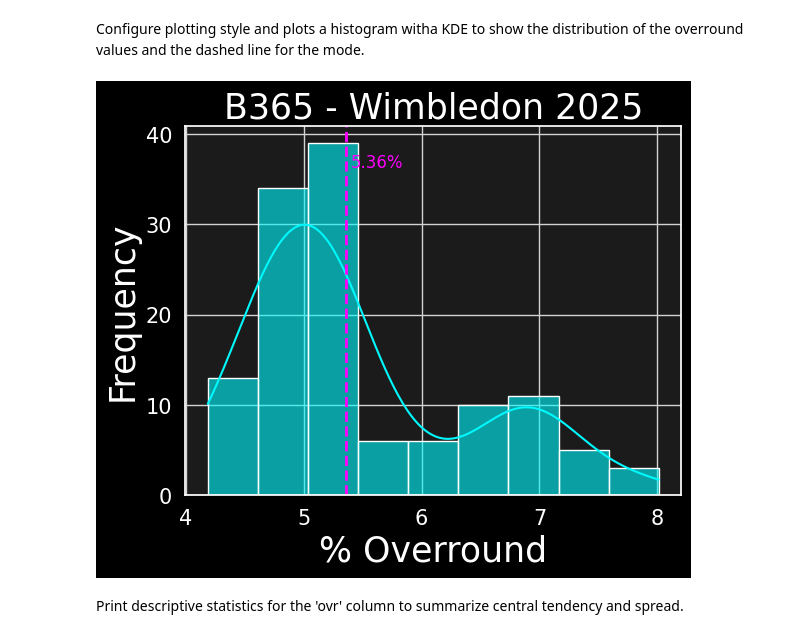
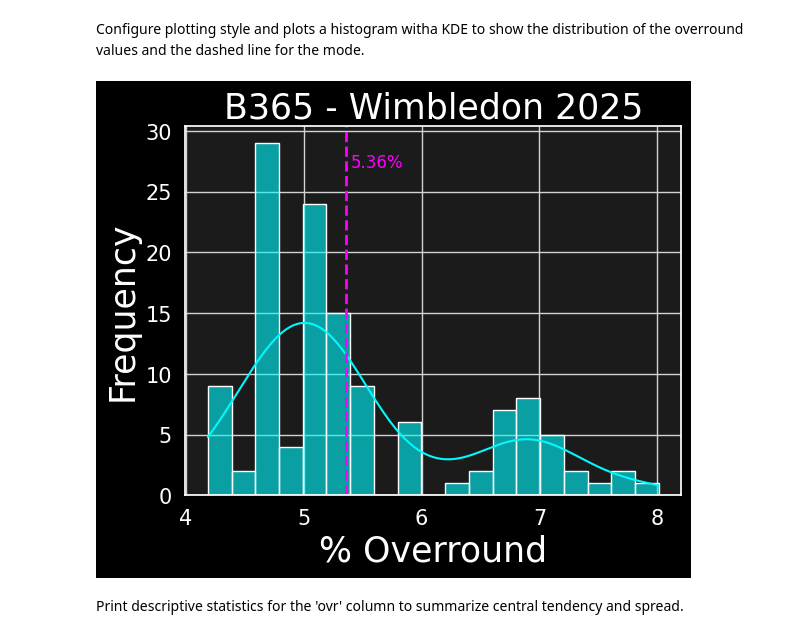
Before and after one commit to SYGACT/spbm-p1-overrounding, a Jupyter notebook: spbm-p1-overrounding_python.ipynb, the cells around one changed output. Cells and saved outputs as stored; diff of their text form; code cells hidden in the pictures.

```diff
--- a/spbm-p1-overrounding_python.ipynb
+++ b/spbm-p1-overrounding_python.ipynb
@@ -173,40 +195,40 @@ Configure plotting style and plots a histogram witha KDE to show the distributio
 sns.set_theme(style="darkgrid", rc={"axes.labelcolor": "white",
                                     "text.color": "white",
                                     "xtick.color": "white",
                                     "ytick.color": "white",
                                     "axes.facecolor": "#1B1B1B",
                                     "figure.facecolor": "black",
                                     "grid.color": "lightgrey",
                                     "xtick.labelsize": 15,
                                     "ytick.labelsize": 15,
                                     "legend.fontsize": 15 })
 
-# Create a histogram with a KDE
-sns.histplot(odds_data['ovr'], color='#00F9FD', alpha=0.6, kde=True)
+# Create a histogram with a KDE and bin width 0.1
+sns.histplot(odds_data['ovr'], color='#00F9FD', alpha=0.6, kde=True, binwidth=0.2)
 
 # Add a vertical dashed line for the mode and annotate it with the value and a '%' sign
 mode_vals = odds_data['ovr'].mode()
 # Use the first mode if multiple exist, fall back to mean if mode is empty
-if len(mode_vals) > 0:
-    mode_ovr = mode_vals.iloc[0]
-else:
-    mode_ovr = odds_data['ovr'].mean()
+#if len(mode_vals) > 0:
+#    mode_ovr = mode_vals.iloc[0]
+#else:
+#    mode_ovr = odds_data['ovr'].mean()
 plt.axvline(mode_ovr, color='magenta', linestyle='--', linewidth=2)
 # Compute a small horizontal offset relative to x-range so the text doesn't overlap the line
 x_min, x_max = plt.xlim()
 x_offset = (x_max - x_min) * 0.01
 y_min, y_max = plt.ylim()
 plt.text(mode_ovr + x_offset, y_max * 0.9, f"{mode_ovr:.2f}%", color='magenta', fontsize=12, va='center')
 
 # Set the title and labels of the plot
 plt.title('B365 - Wimbledon 2025', fontsize=25)
 plt.xlabel('% Overround', fontsize=25)
 plt.ylabel('Frequency', fontsize=25)
 
 # Show the plot
 plt.show()
 # %% [output]
-[figure, old version]
+[figure, new version]
 # %% [markdown]
 Print descriptive statistics for the 'ovr' column to summarize central tendency and spread.
 # %%
```
Also changed, not shown: parts of 5 cells of this notebook, 2 other files.
